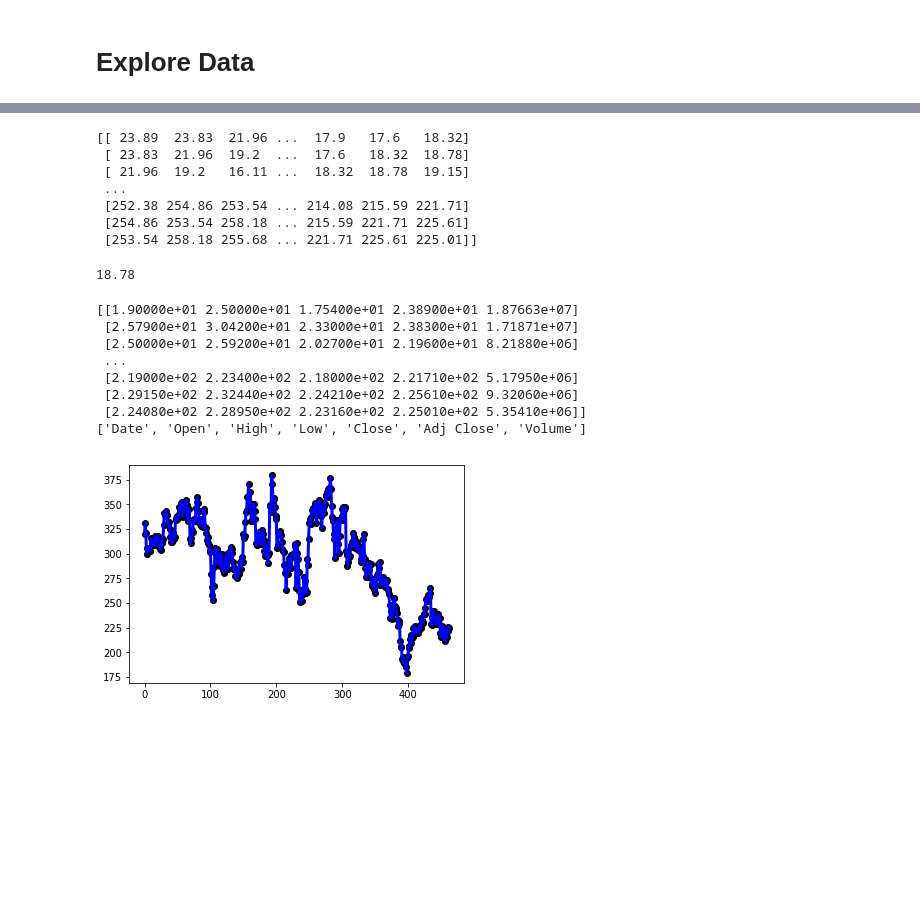
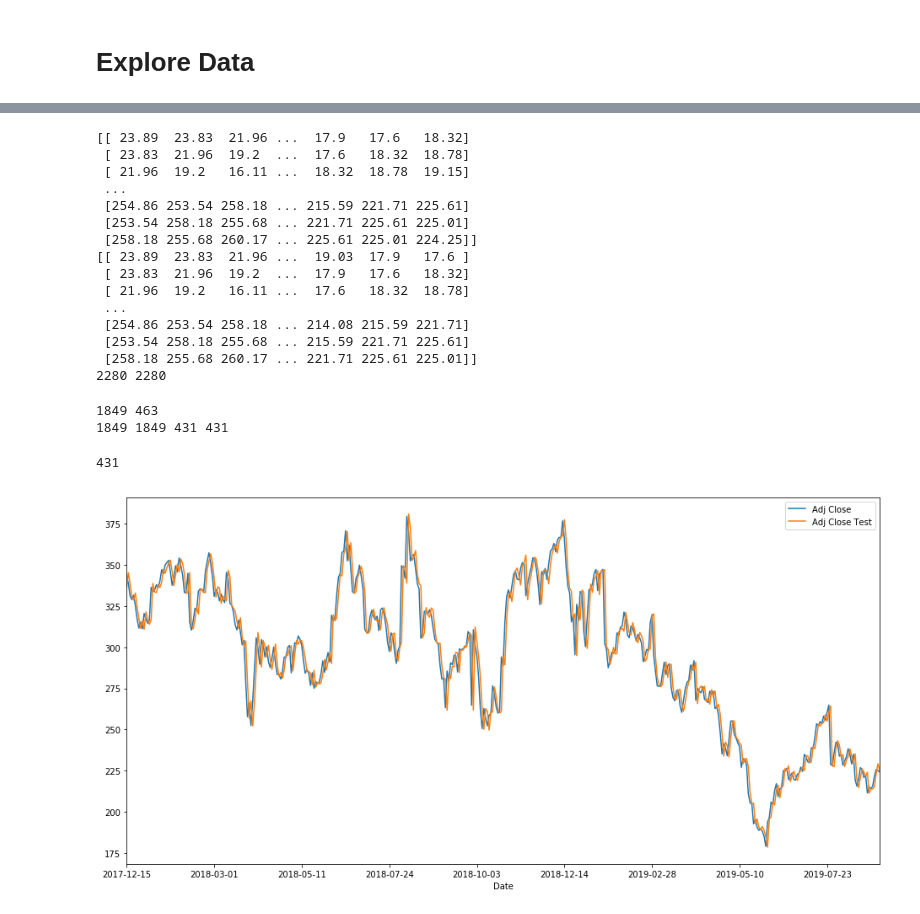
Before and after one commit to monanjo123/TSLA-Stock-Price-Prediction, a Jupyter notebook: TSLA Stock Predictions.ipynb, the cells around one changed output, grey strips where cells are left out. Cells and saved outputs as stored; diff of their text form; code cells hidden in the pictures; blank space fills up the shorter version.

```diff
--- a/TSLA Stock Predictions.ipynb
+++ b/TSLA Stock Predictions.ipynb
@@ -62,68 +61,86 @@ window_size = 32 # Allow us to look at 32 days into the past
 # Get indices of access for the data
 num_samples = len(df_full) - window_size
 indices = np.arange(num_samples).astype(np.int)[:,None] + np.arange(window_size + 1).astype(np.int)
+# print(np.arange(num_samples).astype(np.int)[:,None])
+# print(np.arange(window_size + 1).astype(np.int))
+# print(indices)
 data = df_full['Adj Close'].values[indices] # Create the 2D matrix of training samples
 print(data)
 X = data[:,:-1] # Each row represents 32 days in the past
 y = data[:,-1] # Each output value represents the 33rd day
-y[1]
+print(X)
+print(len(X),len(y))
 # %% [output]
 [[ 23.89  23.83  21.96 ...  17.9   17.6   18.32]
  [ 23.83  21.96  19.2  ...  17.6   18.32  18.78]
  [ 21.96  19.2   16.11 ...  18.32  18.78  19.15]
  ...
- [252.38 254.86 253.54 ... 214.08 215.59 221.71]
  [254.86 253.54 258.18 ... 215.59 221.71 225.61]
- [253.54 258.18 255.68 ... 221.71 225.61 225.01]]
+ [253.54 258.18 255.68 ... 221.71 225.61 225.01]
+ [258.18 255.68 260.17 ... 225.61 225.01 224.25]]
+[[ 23.89  23.83  21.96 ...  19.03  17.9   17.6 ]
+ [ 23.83  21.96  19.2  ...  17.9   17.6   18.32]
+ [ 21.96  19.2   16.11 ...  17.6   18.32  18.78]
+ ...
+ [254.86 253.54 258.18 ... 214.08 215.59 221.71]
+ [253.54 258.18 255.68 ... 215.59 221.71 225.61]
+ [258.18 255.68 260.17 ... 221.71 225.61 225.01]]
+2280 2280
-18.78
 # %%
 # Preprocess Data
-features = ['Open', 'High', 'Low', 'Close', 'Volume']
-col_list = copy.copy(list(df_full.columns))
-X=df_full[features].values
-y=df_full['Adj Close'].values
-print(X)
-print(list(df_full.columns))
 num_samples = len(df_full)
 train_index = 0.8
+
+features = ['Open', 'High', 'Low', 'Close', 'Volume']
+# X=df_full[features].values
+# y=df_full['Adj Close'].values
+
 split = int(num_samples * train_index)
+training_data = df_full[:split]
+test_data = df_full[split:]
+print(len(training_data), len(test_data))
 x_train = X[:split]
 y_train = y[:split]
 x_test = X[split:]
 y_test = y[split:]
+print(len(x_train), len(y_train), len(x_test), len(y_test))
 # %% [output]
-[[1.90000e+01 2.50000e+01 1.75400e+01 2.38900e+01 1.87663e+07]
- [2.57900e+01 3.04200e+01 2.33000e+01 2.38300e+01 1.71871e+07]
- [2.50000e+01 2.59200e+01 2.02700e+01 2.19600e+01 8.21880e+06]
- ...
- [2.19000e+02 2.23400e+02 2.18000e+02 2.21710e+02 5.17950e+06]
- [2.29150e+02 2.32440e+02 2.24210e+02 2.25610e+02 9.32060e+06]
- [2.24080e+02 2.28950e+02 2.23160e+02 2.25010e+02 5.35410e+06]]
-['Date', 'Open', 'High', 'Low', 'Close', 'Adj Close', 'Volume']
+1849 463
+1849 1849 431 431
 # %%
 # Create Linear Regression
-reg = LinearRegression()
+model = LinearRegression()
 
 # train the model using the training sets
-reg.fit(x_train, y_train)
+model.fit(x_train, y_train)
 
-y_pred = reg.predict(x_test)
+y_pred = model.predict(x_test)
 
+df_line = test_data.copy()
 
-df_line = df_full.copy()
 df_line.drop(features, axis=1, inplace=True)
-df_line = df_line.iloc[split:]
+df_line = df_line.iloc[window_size:]
+print(len(df_line))
+
+# print(df_line['Adj Close'][:5])
 df_line['Adj Close Test'] = y_pred
+
 df_line.set_index('Date', inplace=True)
 
+# # df_full.set_index('Date', inplace=True)
+# print(df_line['Adj Close Test'][:5])
+# print(df_line)
 # print(df_line)
 # print(y_test[0])
 # print('R2: {}'.format(r2_score(y_test, y_pred)))
-plt.scatter(range(len(y_test)), y_test, color='black')
-plt.plot(y_pred, color='blue', linewidth=3)
-# df_line.plot(label='TSLA', figsize=(16,8), title='Adjusted Closing Price', grid=True)
+# print(len(y_train))
+# plt.scatter(range(len(y_test)), y_test, color='black')
+# plt.plot(y_pred, color='blue', linewidth=3)
+df_line.plot(figsize=(16,8))
+# df_line['Adj Close Test'].plot()
 plt.show()
 # %% [output]
+431
-[figure, old version]
+[figure, new version]
 # %%
 # Create Linear Regression
```
Also changed, not shown: parts of 9 cells of this notebook, 1 other file.
